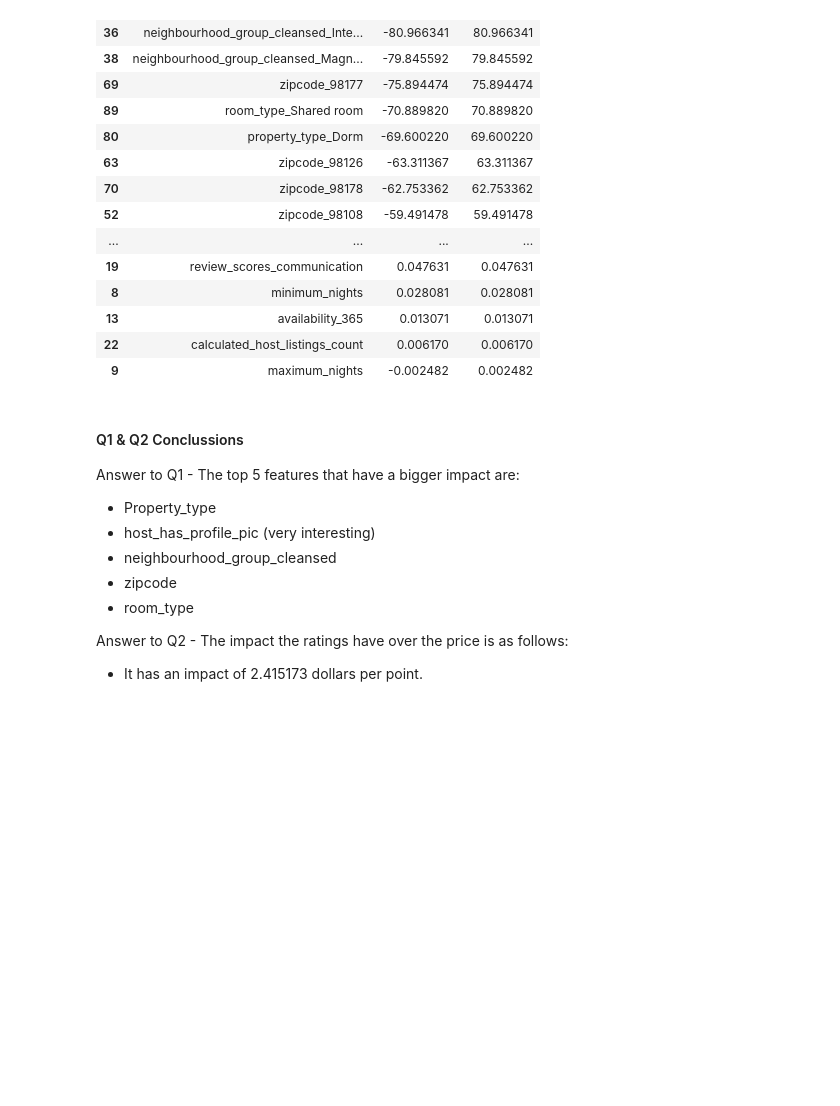
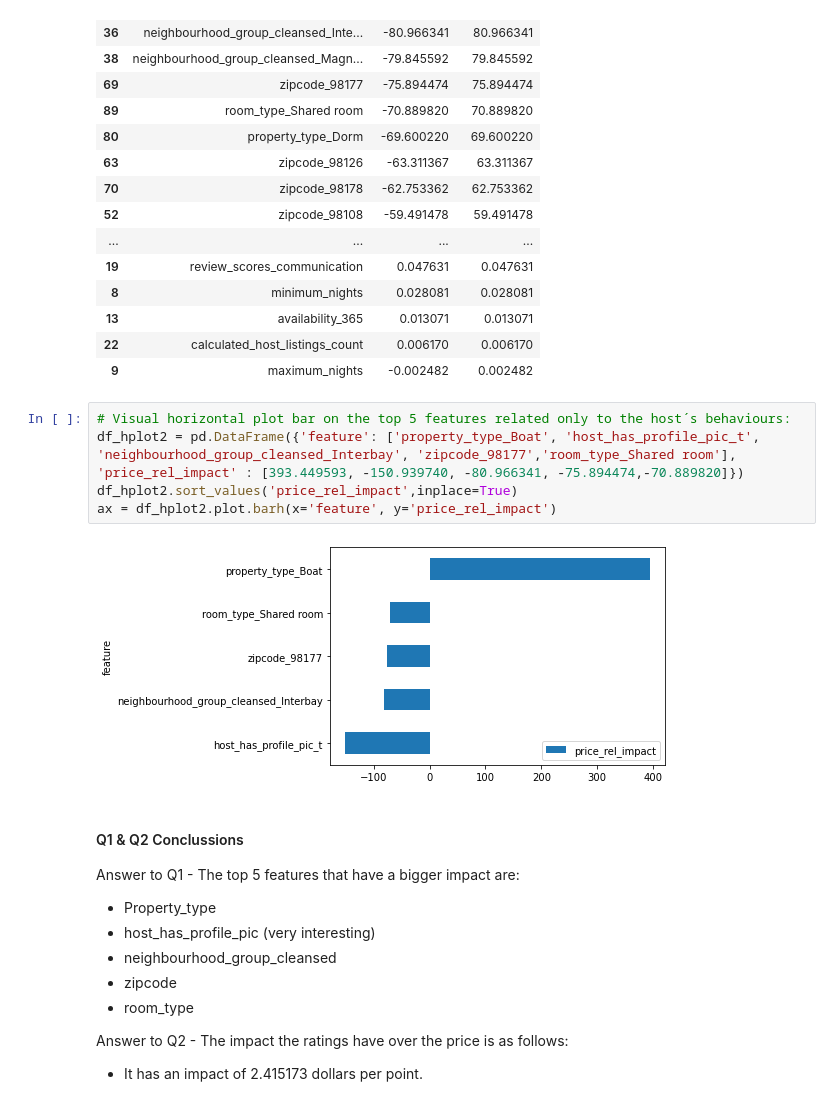
Before and after one commit to nitiquismiquis/Seattle-AirBNB-Analysis, a Jupyter notebook: Seattle AirBNB Analysis.ipynb, the cells around one changed output. Drawn from its saved outputs; the diff is of its cells as text; blank space fills up the shorter version.

```diff
--- a/Seattle AirBNB Analysis.ipynb
+++ b/Seattle AirBNB Analysis.ipynb
@@ -831,6 +831,13 @@ coef_df.head(100)
 | 13 | availability_365 | 0.013071 | 0.013071 |
 | 22 | calculated_host_listings_count | 0.006170 | 0.006170 |
 | 9 | maximum_nights | -0.002482 | 0.002482 |
+# %%
+# Visual horizontal plot bar on the top 5 features related only to the host´s behaviours:
+df_hplot2 = pd.DataFrame({'feature': ['property_type_Boat', 'host_has_profile_pic_t', 'neighbourhood_group_cleansed_Interbay', 'zipcode_98177','room_type_Shared room'], 'price_rel_impact' : [393.449593, -150.939740, -80.966341, -75.894474,-70.889820]})
+df_hplot2.sort_values('price_rel_impact',inplace=True)
+ax = df_hplot2.plot.barh(x='feature', y='price_rel_impact')
+# %% [output]
+[figure, added]
 # %% [markdown]
 #### Q1 & Q2 Conclussions
 
```
Also changed, not shown: parts of 3 cells of this notebook.
